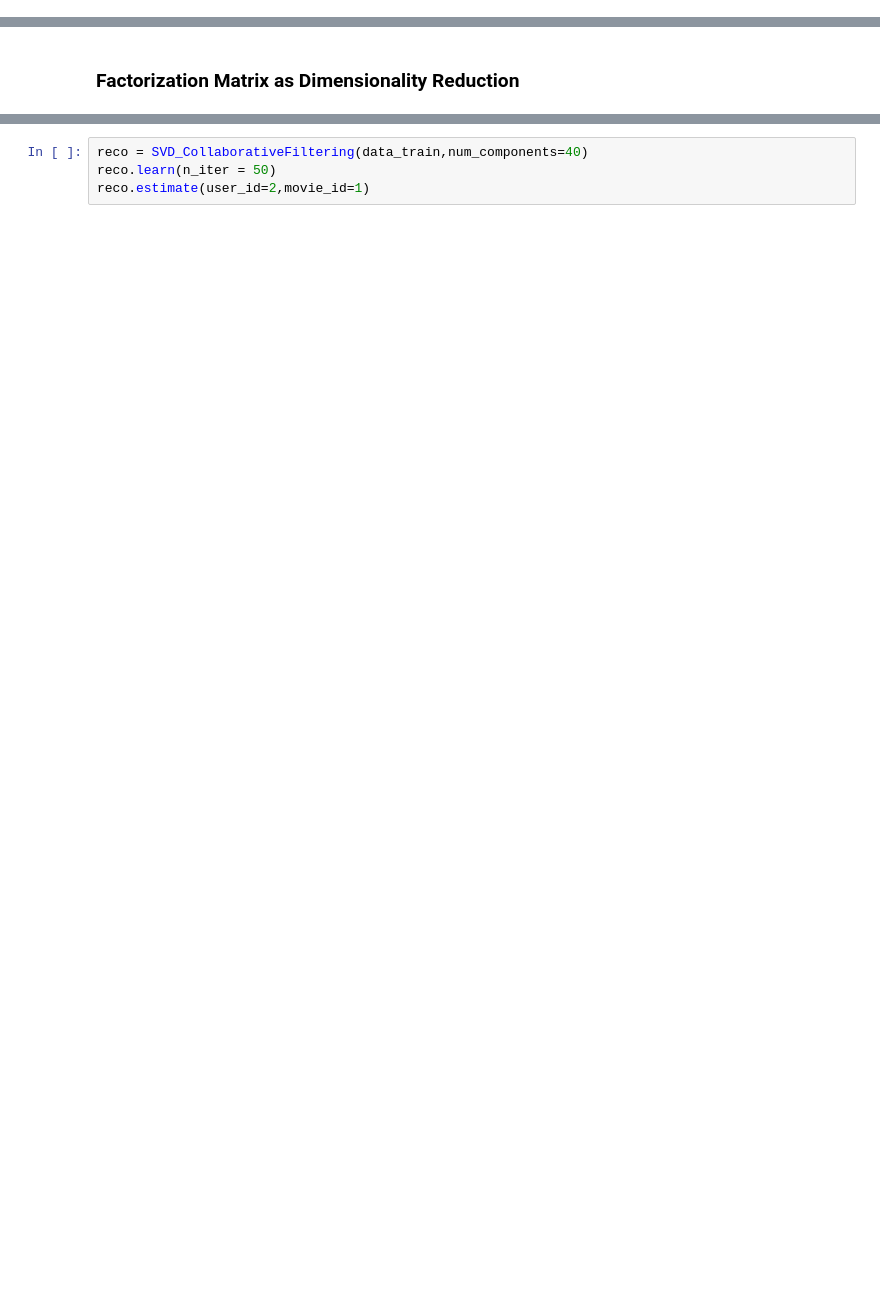
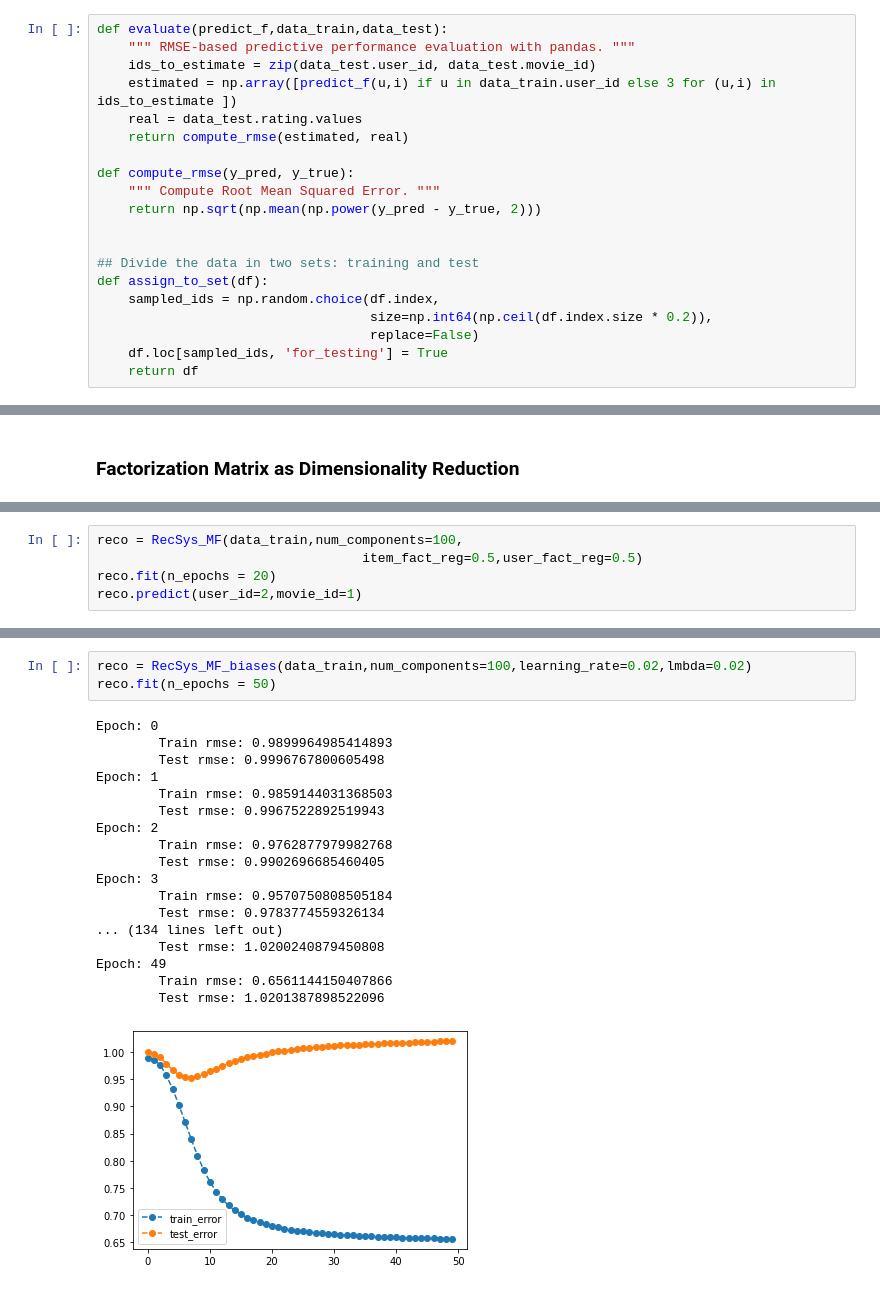
Before and after one commit to ssegui/recsysMaster2020, a Jupyter notebook: notebooks/Lesson4_Factorization_Models.ipynb, the cells around one changed output, grey strips where cells are left out. Drawn from its saved outputs; the diff is of its cells as text; blank space fills up the shorter version.

```diff
--- a/notebooks/Lesson4_Factorization_Models.ipynb
+++ b/notebooks/Lesson4_Factorization_Models.ipynb
@@ -3 +9,21 @@
+# %%
+def evaluate(predict_f,data_train,data_test):
+    """ RMSE-based predictive performance evaluation with pandas. """
+    ids_to_estimate = zip(data_test.user_id, data_test.movie_id)
+    estimated = np.array([predict_f(u,i) if u in data_train.user_id else 3 for (u,i) in ids_to_estimate ])
+    real = data_test.rating.values
+    return compute_rmse(estimated, real)
+
+def compute_rmse(y_pred, y_true):
+    """ Compute Root Mean Squared Error. """
+    return np.sqrt(np.mean(np.power(y_pred - y_true, 2)))
+
+
+## Divide the data in two sets: training and test
+def assign_to_set(df):
+    sampled_ids = np.random.choice(df.index,
+                                   size=np.int64(np.ceil(df.index.size * 0.2)),
+                                   replace=False)
+    df.loc[sampled_ids, 'for_testing'] = True
+    return df
 # %%
@@ -133,3 +457,8 @@ print('RMSE for Collaborative Recomender: %s' % evaluate(reco.estimate,data_trai
+# %%
+reco = RecSys_MF(data_train,num_components=100,
+                                  item_fact_reg=0.5,user_fact_reg=0.5)
+reco.fit(n_epochs = 20)
+reco.predict(user_id=2,movie_id=1)
 # %%
 from sklearn.decomposition import TruncatedSVD
 from sklearn.metrics.pairwise import cosine_similarity
@@ -217,5 +582,23 @@ class SVD_CollaborativeFiltering:
         return prediction
-# %%
-reco = SVD_CollaborativeFiltering(data_train,num_components=40)
-reco.learn(n_iter = 50)
-reco.estimate(user_id=2,movie_id=1)
+# %%
+reco = RecSys_MF_biases(data_train,num_components=100,learning_rate=0.02,lmbda=0.02)
+reco.fit(n_epochs = 50)
+# %% [output]
+Epoch: 0
+        Train rmse: 0.9899964985414893
+        Test rmse: 0.9996767800605498
+Epoch: 1
+        Train rmse: 0.9859144031368503
+        Test rmse: 0.9967522892519943
+Epoch: 2
+        Train rmse: 0.9762877979982768
+        Test rmse: 0.9902696685460405
+Epoch: 3
+        Train rmse: 0.9570750808505184
+        Test rmse: 0.9783774559326134
+... (134 lines left out)
+        Test rmse: 1.0200240879450808
+Epoch: 49
+        Train rmse: 0.6561144150407866
+        Test rmse: 1.0201387898522096
+[figure, added]
```
Also changed, not shown: parts of 27 cells of this notebook.
